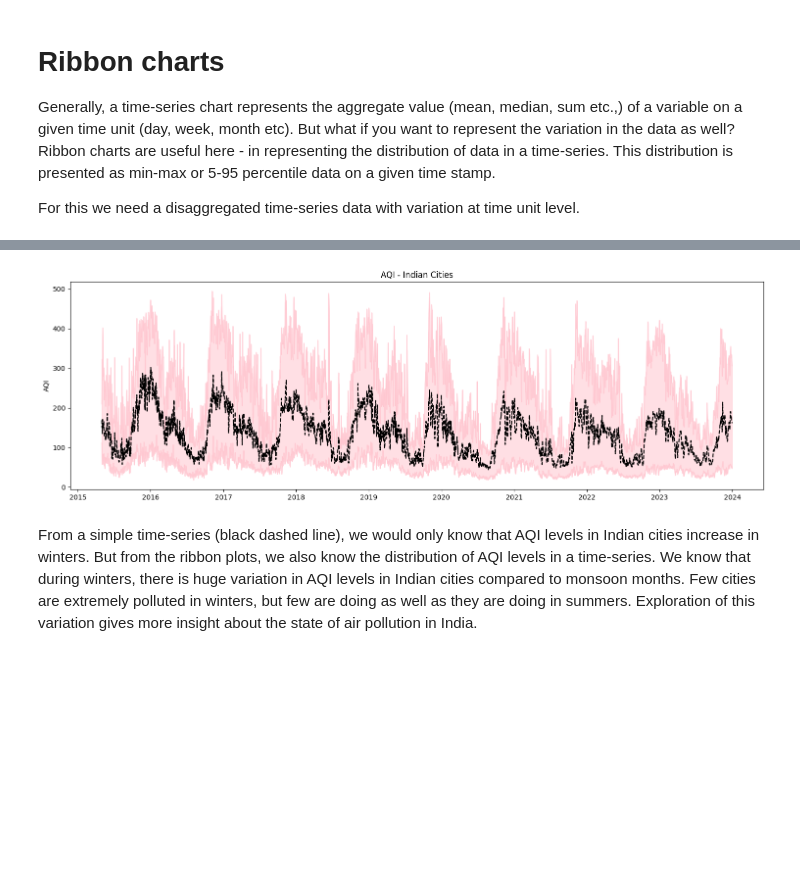
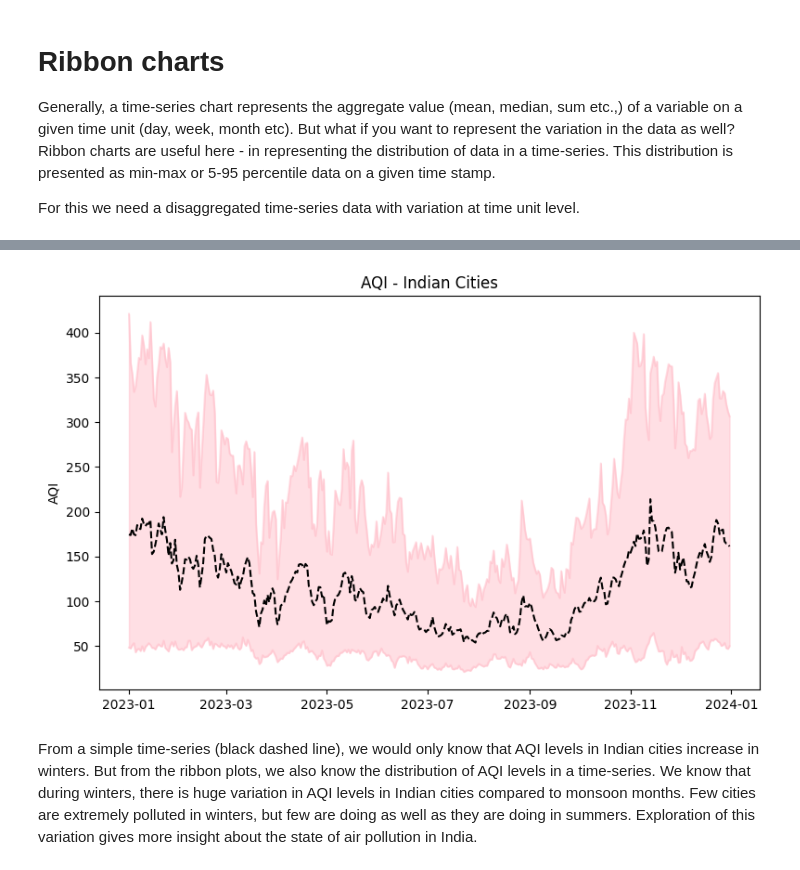
Before and after one commit to urbanemissionsinfo/AirQualityVisuals, a Jupyter notebook: Ribbon Charts.ipynb, the cells around one changed output, grey strips where cells are left out. Saved outputs shown, nothing was run; the diff lists cells and outputs as text; code cells hidden in the pictures; blank space fills up the shorter version.

```diff
--- a/Ribbon Charts.ipynb
+++ b/Ribbon Charts.ipynb
@@ -23,7 +23,7 @@ def create_ribbon_charts(df, variable_name, time_stamp_column, label_name, title
     pct_low = df.groupby([time_stamp_column])[[variable_name]].quantile(percentile_lowerlimit).reset_index()
     pct_high = df.groupby([time_stamp_column])[[variable_name]].quantile(percentile_higherlimit).reset_index()
     mean = df.groupby([time_stamp_column])[[variable_name]].mean().reset_index()
-    fig = plt.figure(figsize=(15,5))
+    fig = plt.figure(figsize=(8,5))
 
     x = pct_low[time_stamp_column]
     y1 = pct_low[variable_name]
@@ -56,7 +56,7 @@ time_series_df.sample(5)
 # %%
-f = create_ribbon_charts(time_series_df,'Index Value','date',
+f = create_ribbon_charts(time_series_df[time_series_df['date'].dt.year.isin([2023, 2024])],'Index Value','date',
                      'AQI','AQI - Indian Cities')
 # %% [output]
-[figure, old version]
+[figure, new version]
 # %% [markdown]
 From a simple time-series (black dashed line), we would only know that AQI levels in Indian cities increase in winters. But from the ribbon plots, we also know the distribution of AQI levels in a time-series. We know that during winters, there is huge variation in AQI levels in Indian cities compared to monsoon months. Few cities are extremely polluted in winters, but few are doing as well as they are doing in summers. Exploration of this variation gives more insight about the state of air pollution in India.
```
Also changed, not shown: parts of 1 cell of this notebook, 13 other files.
